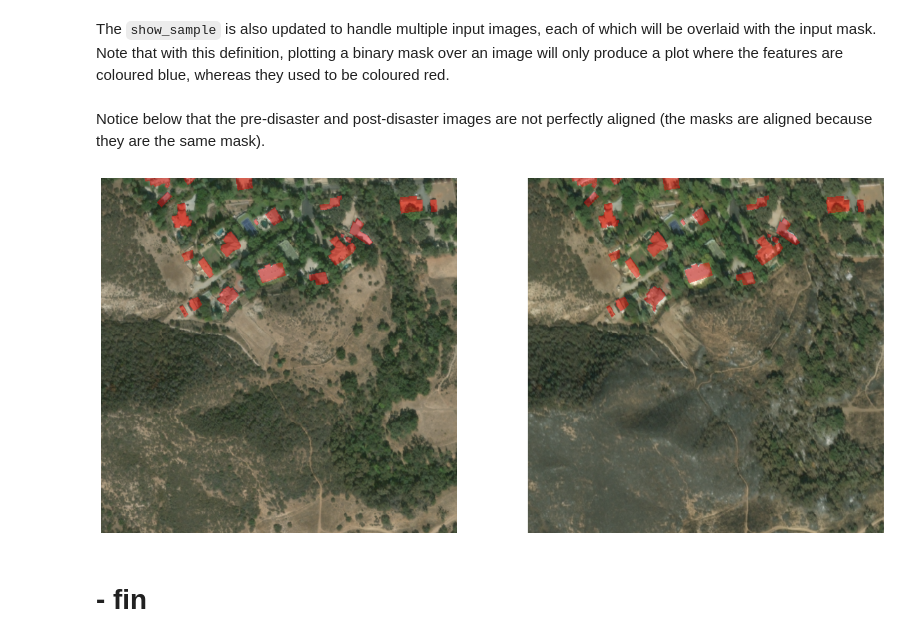
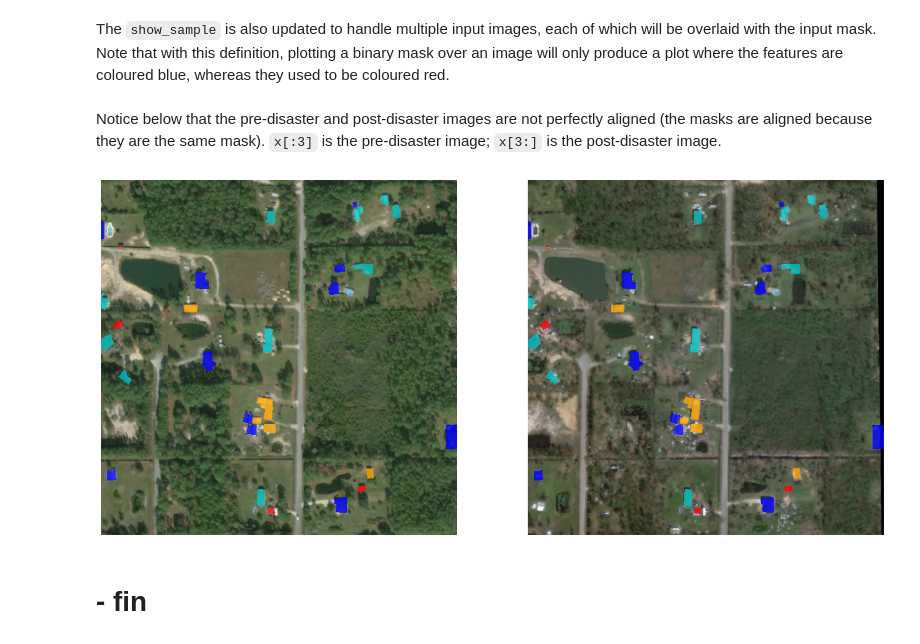
Before and after one commit to qAp/xview2comp, a Jupyter notebook: 01b_load_data_2in1out.ipynb, the cells around one changed output. Drawn from its saved outputs; the diff is of its cells as text; code cells hidden in the pictures.

```diff
--- a/01b_load_data_2in1out.ipynb
+++ b/01b_load_data_2in1out.ipynb
@@ -266,7 +276,7 @@ sd = SplitData.split_by_random(il, val_pct=.1)
 ytfms = [ResizeFixed(sz, resample=PIL.Image.NEAREST), to_byte_tensor, to_float_tensor]
 ll = label_by_func(sd, img2damgmask_fpath, listtype=ImageList, tfms=ytfms)
 # %%
-idx = 165
+idx = 46
 x, y = ll.train.x[idx], ll.train.y[idx]
 # %%
 x.shape, y.shape, y.dtype, y.unique()
@@ -293,19 +303,20 @@ plt.imshow(a, cmap=CMAP);
 # %% [markdown]
 The `show_sample` is also updated to handle multiple input images, each of which will be overlaid with the input mask.  Note that with this definition, plotting a binary mask over an image will only produce a plot where the features are coloured blue, whereas they used to be coloured red.
 # %%
-def show_sample(*imgs, mas=None, figsize=(4, 4)):
+#export
+def show_sample(*imgs, mas=None, figsize=(4, 4), alpha=.4):
     _, axs = plt.subplots(nrows=1, ncols=len(imgs), figsize=figsize)
     for ax, img in zip(np.array([axs]).flatten(), imgs):
         ax.axis('off')
         ax.imshow(img.permute(1, 2, 0))
         if mas is not None:
-            ax.imshow(mas[0], cmap=CMAP, alpha=.4)
+            ax.imshow(mas[0], cmap=CMAP, alpha=alpha)
 # %% [markdown]
-Notice below that the pre-disaster and post-disaster images are not perfectly aligned (the masks are aligned because they are the same mask).
+Notice below that the pre-disaster and post-disaster images are not perfectly aligned (the masks are aligned because they are the same mask). `x[:3]` is the pre-disaster image; `x[3:]` is the post-disaster image.
 # %%
-show_sample(x[:3], x[3:], mas=y, figsize=(20, 10))
+show_sample(x[:3], x[3:], mas=y, figsize=(20, 10), alpha=.8)
 # %% [output]
-[figure, old version]
+[figure, new version]
 # %% [markdown]
 # - fin
 # %%
```
Also changed, not shown: parts of 12 cells of this notebook, 1 other file.
